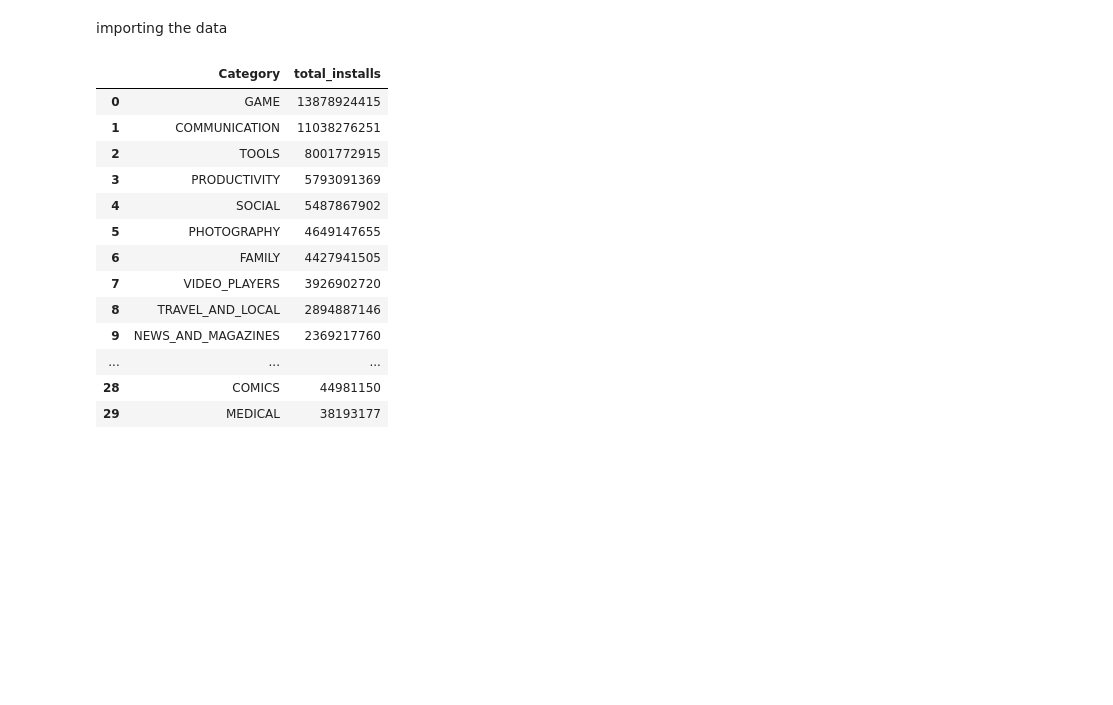
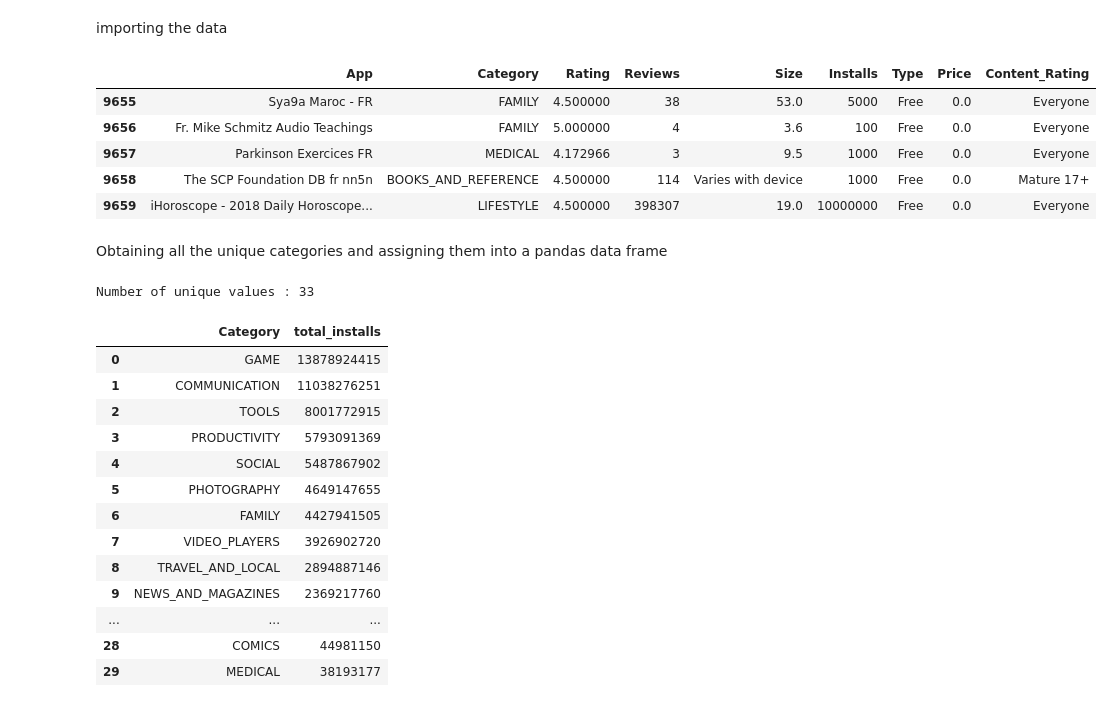
Before and after one commit to shalabajza/Develhope_Project_v2_team-2, a Jupyter notebook: muhammed/WEEK-2/week_2.ipynb, the cells around one changed output. Cells and saved outputs as stored; diff of their text form; code cells hidden in the pictures; blank space fills up the shorter version.

Commit message:
just added the table containing all the categories

```diff
--- a/muhammed/WEEK-2/week_2.ipynb
+++ b/muhammed/WEEK-2/week_2.ipynb
@@ -10,6 +10,28 @@ import pandas as pd
 import matplotlib.pyplot as plt
 # %% [markdown]
 importing the data
+# %%
+df = pd.read_csv('googleplaystore_clean.csv')
+# %%
+df.tail()
+# %% [output]
+|  | App | Category | Rating | Reviews | Size | Installs | Type | Price | Content_Rating |
+| 9655 | Sya9a Maroc - FR | FAMILY | 4.500000 | 38 | 53.0 | 5000 | Free | 0.0 | Everyone |
+| 9656 | Fr. Mike Schmitz Audio Teachings | FAMILY | 5.000000 | 4 | 3.6 | 100 | Free | 0.0 | Everyone |
+| 9657 | Parkinson Exercices FR | MEDICAL | 4.172966 | 3 | 9.5 | 1000 | Free | 0.0 | Everyone |
+| 9658 | The SCP Foundation DB fr nn5n | BOOKS_AND_REFERENCE | 4.500000 | 114 | Varies with device | 1000 | Free | 0.0 | Mature 17+ |
+| 9659 | iHoroscope - 2018 Daily Horoscope... | LIFESTYLE | 4.500000 | 398307 | 19.0 | 10000000 | Free | 0.0 | Everyone |
+# %% [markdown]
+Obtaining all the unique categories and assigning them into a pandas data frame
+# %%
+# obtaining the number of unique categories
+n = len(pd.unique(df['Category']))
+print("Number of unique values :", n)
+
+#assigning the categories into a pandas data frame
+categories = pd.DataFrame(pd.unique(df['Category']))
+# %% [output]
+Number of unique values : 33
 # %%
 df1 = pd.read_csv("danilo's_data/1_total_installs_per_category.csv")
 df1
```
Also changed, not shown: parts of 3 cells of this notebook, 1 other file.
